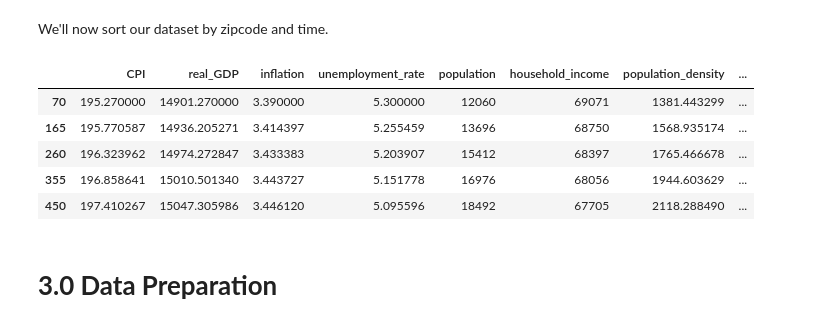
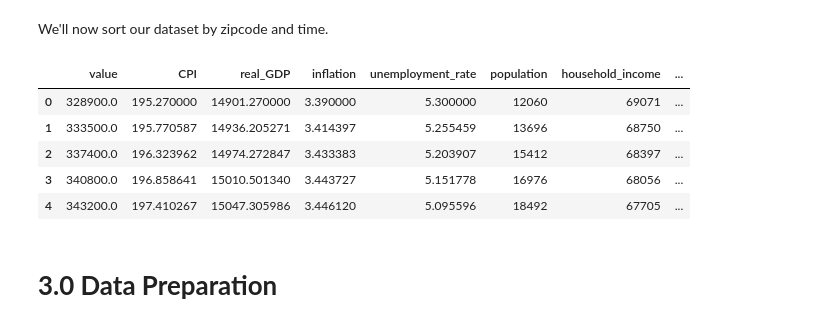
Before and after one commit to AbsIbs/nevada_time_series, a Jupyter notebook: main.ipynb, the cells around one changed output. Drawn from its saved outputs; the diff is of its cells as text; code cells hidden in the pictures.

```diff
--- a/main.ipynb
+++ b/main.ipynb
@@ -693,16 +697,18 @@ We'll now sort our dataset by zipcode and time.
 # %%
 complete_df = complete_df.sort_values(by = ['zipcode', 'time'])
+complete_df = complete_df.reset_index().drop('index', axis = 1)
 
 # And now we can drop the time column
 complete_df = complete_df.drop('time', axis = 1)
+complete_df = complete_df[column_order]
 complete_df.head()
 # %% [output]
-|  | CPI | real_GDP | inflation | unemployment_rate | population | household_income | population_density | ... |
-| 70 | 195.270000 | 14901.270000 | 3.390000 | 5.300000 | 12060 | 69071 | 1381.443299 | ... |
-| 165 | 195.770587 | 14936.205271 | 3.414397 | 5.255459 | 13696 | 68750 | 1568.935174 | ... |
-| 260 | 196.323962 | 14974.272847 | 3.433383 | 5.203907 | 15412 | 68397 | 1765.466678 | ... |
-| 355 | 196.858641 | 15010.501340 | 3.443727 | 5.151778 | 16976 | 68056 | 1944.603629 | ... |
-| 450 | 197.410267 | 15047.305986 | 3.446120 | 5.095596 | 18492 | 67705 | 2118.288490 | ... |
+|  | value | CPI | real_GDP | inflation | unemployment_rate | population | household_income | ... |
+| 0 | 328900.0 | 195.270000 | 14901.270000 | 3.390000 | 5.300000 | 12060 | 69071 | ... |
+| 1 | 333500.0 | 195.770587 | 14936.205271 | 3.414397 | 5.255459 | 13696 | 68750 | ... |
+| 2 | 337400.0 | 196.323962 | 14974.272847 | 3.433383 | 5.203907 | 15412 | 68397 | ... |
+| 3 | 340800.0 | 196.858641 | 15010.501340 | 3.443727 | 5.151778 | 16976 | 68056 | ... |
+| 4 | 343200.0 | 197.410267 | 15047.305986 | 3.446120 | 5.095596 | 18492 | 67705 | ... |
 # %% [markdown]
 # **3.0 Data Preparation**
 # %% [markdown]
```
Also changed, not shown: parts of 37 cells of this notebook, 5 other files.
